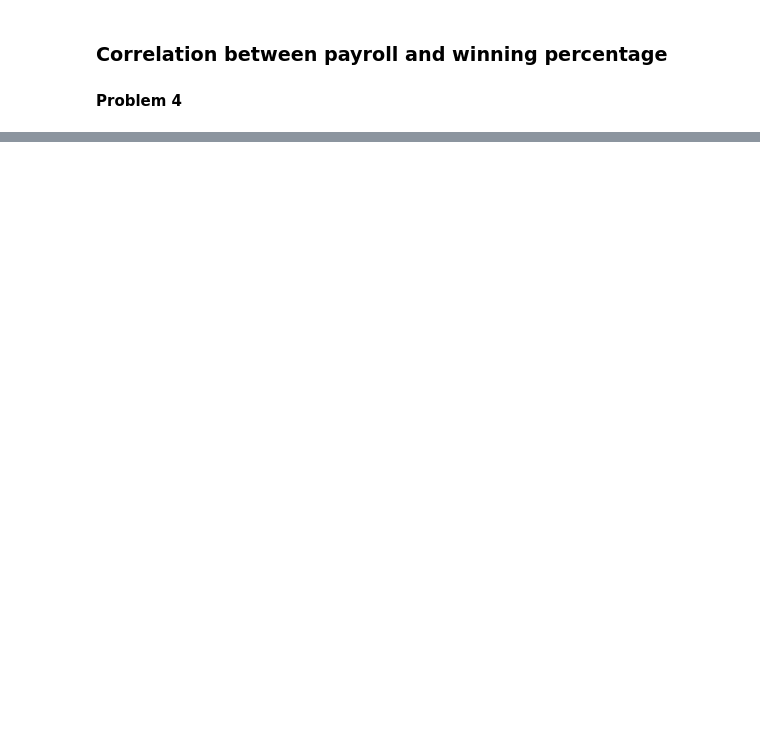
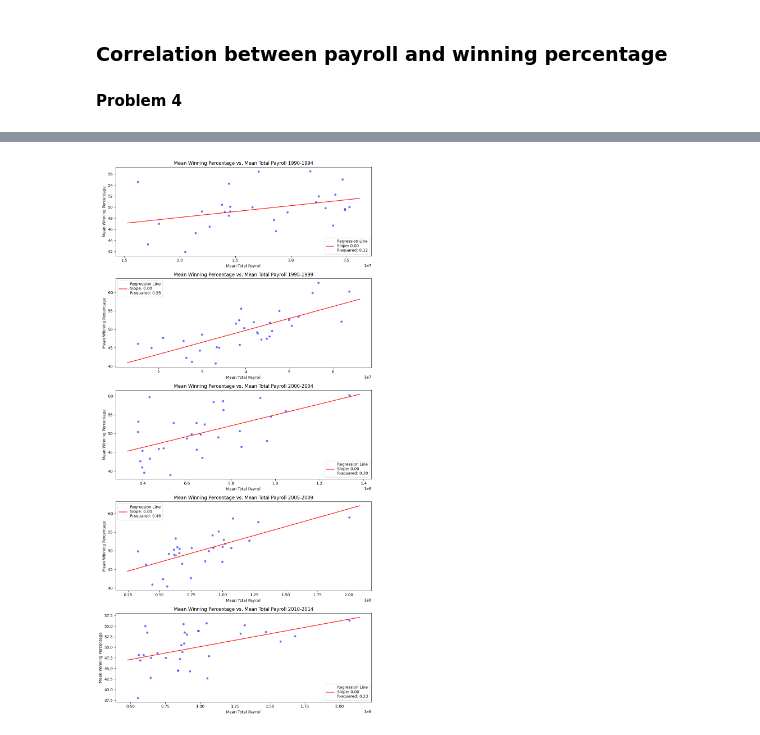
Before and after one commit to diegolopez2002/proj2, a Jupyter notebook: proj2.ipynb, the cells around one changed output, grey strips where cells are left out. Drawn from its saved outputs; the diff is of its cells as text; code cells hidden in the pictures; blank space fills up the shorter version.

```diff
--- a/proj2.ipynb
+++ b/proj2.ipynb
@@ -199,0 +208,72 @@ OperationalError: near "LEFT": syntax error
+# %%
+conn = sqlite3.connect("lahman2014.sqlite")
+
+# Create an empty list to store the plots
+fig, axs = plt.subplots(5, 1, figsize=(10, 20))  # 5 subplots arranged vertically
+
+# Loop through each 5-year interval
+for i in range(5):
+    # Define the start and end years for the interval
+    start_year = 1990 + i * 5
+    end_year = start_year + 4
+
+    # SQL query to get the winning percentage and total payroll for the current 5-year interval
+    query_winning = f"""
+    SELECT
+        t.teamID,
+        t.yearID,
+        CASE
+            WHEN t.G = 0 THEN NULL
+            ELSE (t.W * 1.0 / t.G) * 100.0
+        END AS winning_percentage,
+        COALESCE(s.total_payroll, 0) AS total_payroll
+    FROM
+        Teams t
+    LEFT JOIN (
+        SELECT
+            teamID,
+            yearID,
+            SUM(salary) AS total_payroll
+        FROM
+            Salaries
+        WHERE
+            yearID BETWEEN {start_year} AND {end_year}
+        GROUP BY
+            teamID,
+            yearID
+    ) s ON t.teamID = s.teamID AND t.yearID = s.yearID
+    WHERE
+        t.yearID BETWEEN {start_year} AND {end_year};
+    """
+
+    # Read data for the current 5-year interval from the database
+    interval_data = pd.read_sql(query_winning, conn)
+
+    # Calculate mean winning percentage and mean payroll for this interval
+    mean_winning = interval_data.groupby('teamID')['winning_percentage'].mean()
+    mean_payroll = interval_data.groupby('teamID')['total_payroll'].mean()
+
+    # Create scatter plot
+    scatter = axs[i].scatter(mean_payroll, mean_winning, c='blue', alpha=0.6, edgecolors='w')
+
+    # Add regression line
+    slope, intercept, r_value, p_value, std_err = linregress(mean_payroll, mean_winning)
+    line_x = np.array(axs[i].get_xlim())
+    line_y = intercept + slope * line_x
+    axs[i].plot(line_x, line_y, color='red', label=f'Regression Line\nSlope: {slope:.2f}\nR-squared: {r_value**2:.2f}')
+
+    axs[i].set_xlabel('Mean Total Payroll')
+    axs[i].set_ylabel('Mean Winning Percentage')
+    axs[i].set_title(f'Mean Winning Percentage vs. Mean Total Payroll {start_year}-{end_year}')
+    axs[i].legend()
+
+
+plt.tight_layout()
+plt.show()
+
+conn.close()
+
+
+# I have to fix the colors to make unique color per team and change it to the "mean" and add regression line
+# %% [output]
+[figure, added]
```
Also changed, not shown: parts of 7 cells of this notebook.
